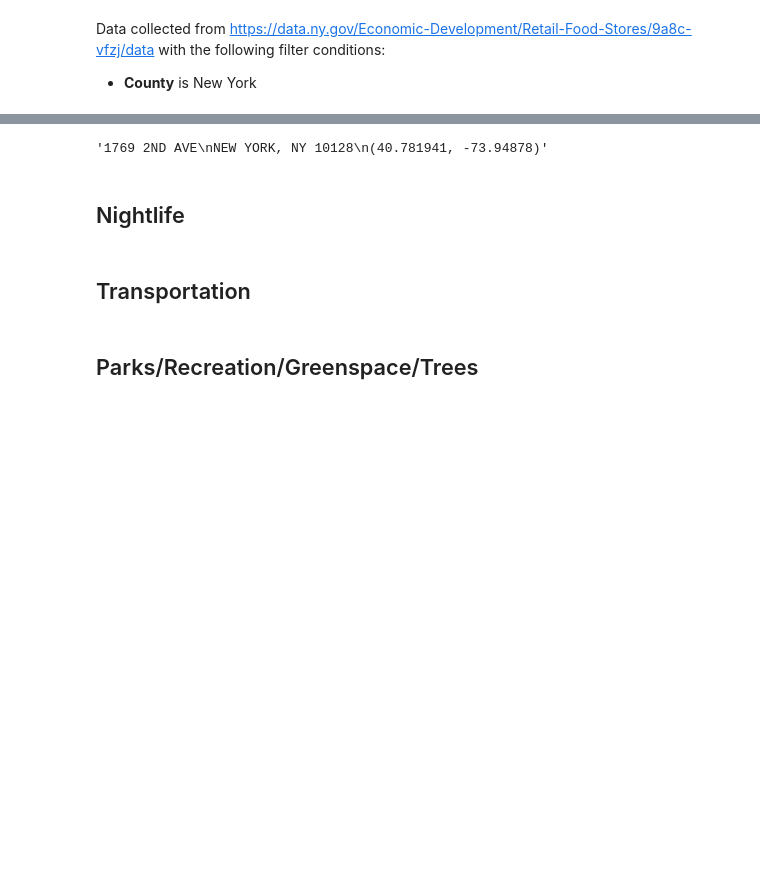
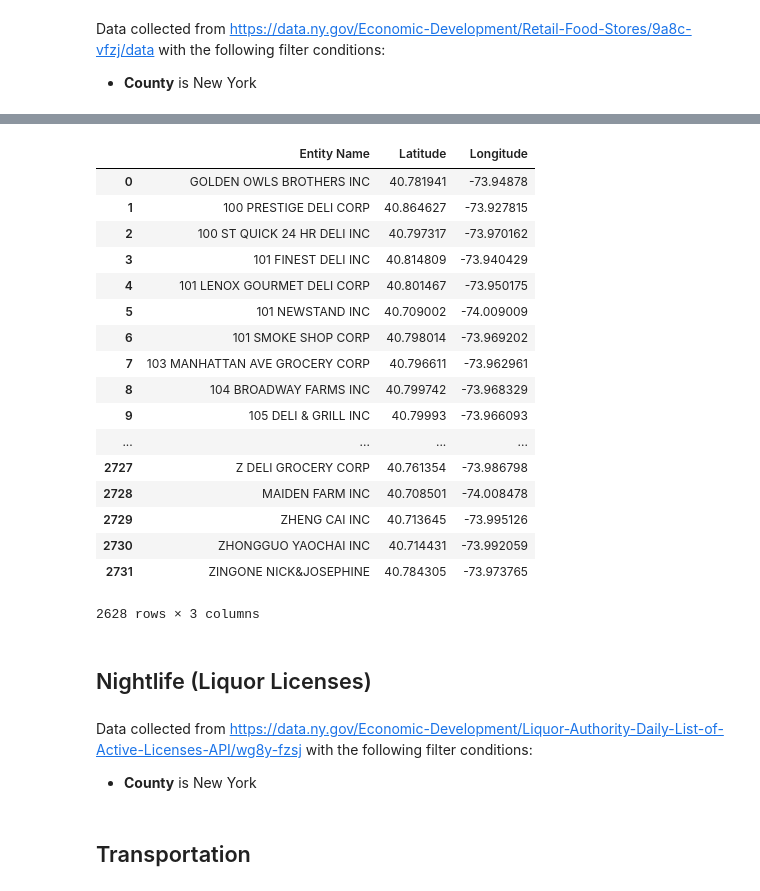
Before and after one commit to jnuesca/apartmentrankers, a Jupyter notebook: data cleaning.ipynb, the cells around one changed output, grey strips where cells are left out. Drawn from its saved outputs; the diff is of its cells as text; code cells hidden in the pictures; blank space fills up the shorter version.

Commit message:
data for features updated

```diff
--- a/data cleaning.ipynb
+++ b/data cleaning.ipynb
@@ -79,7 +79,28 @@ df_food.head()
 | 2 | New York | 732331 | Store | JAC | 100 ST QUICK 24 HR DELI INC | 100 ST QUICK 24HR DELI | 219 | ... |
 | 3 | New York | 735096 | Store | JAC | 101 FINEST DELI INC | 101 FINEST DELI | 101 | ... |
 | 4 | New York | 628886 | Store | JAC | 101 LENOX GOURMET DELI CORP | 101 LENOX GOURMET DELI | 101 | ... |
-# %%
-df_food['Location'][0]
-# %% [output]
-'1769 2ND AVE\nNEW YORK, NY 10128\n(40.781941, -73.94878)'
+# %%
+df_food['Location'] = df_food['Location'].apply(lambda x: re.findall(r"\((\d+\.\d+)\,\s*(\-*\d+\.\d+)\)", str(x)))
+df_food['loc_count'] = df_food['Location'].apply(lambda x: len(x))
+df_food = df_food[df_food['loc_count'] > 0]
+df_food['Latitude'] = df_food['Location'].apply(lambda x: (x[0][0]))
+df_food['Longitude'] = df_food['Location'].apply(lambda x: (x[0][1]))
+# %% [output]
+|  | Entity Name | Latitude | Longitude |
+| 0 | GOLDEN OWLS BROTHERS INC | 40.781941 | -73.94878 |
+| 1 | 100 PRESTIGE DELI CORP | 40.864627 | -73.927815 |
+| 2 | 100 ST QUICK 24 HR DELI INC | 40.797317 | -73.970162 |
+| 3 | 101 FINEST DELI INC | 40.814809 | -73.940429 |
+| 4 | 101 LENOX GOURMET DELI CORP | 40.801467 | -73.950175 |
+| 5 | 101 NEWSTAND INC | 40.709002 | -74.009009 |
+| 6 | 101 SMOKE SHOP CORP | 40.798014 | -73.969202 |
+| 7 | 103 MANHATTAN AVE GROCERY CORP | 40.796611 | -73.962961 |
+| 8 | 104 BROADWAY FARMS INC | 40.799742 | -73.968329 |
+| 9 | 105 DELI & GRILL INC | 40.79993 | -73.966093 |
+| ... | ... | ... | ... |
+| 2727 | Z DELI GROCERY CORP | 40.761354 | -73.986798 |
+| 2728 | MAIDEN FARM INC | 40.708501 | -74.008478 |
+| 2729 | ZHENG CAI INC | 40.713645 | -73.995126 |
+| 2730 | ZHONGGUO YAOCHAI INC | 40.714431 | -73.992059 |
+| 2731 | ZINGONE NICK&JOSEPHINE | 40.784305 | -73.973765 |
+2628 rows × 3 columns
@@ -86,2 +110,5 @@ df_food['Location'][0]
 # %% [markdown]
-## Nightlife
+## Nightlife (Liquor Licenses)
+# %% [markdown]
+Data collected from https://data.ny.gov/Economic-Development/Liquor-Authority-Daily-List-of-Active-Licenses-API/wg8y-fzsj with the following filter conditions:
+* **County** is New York
@@ -88,4 +124,2 @@ df_food['Location'][0]
 # %% [markdown]
 ## Transportation
-# %% [markdown]
-## Parks/Recreation/Greenspace/Trees
```
Also changed, not shown: parts of 11 cells of this notebook, 5 other files.
